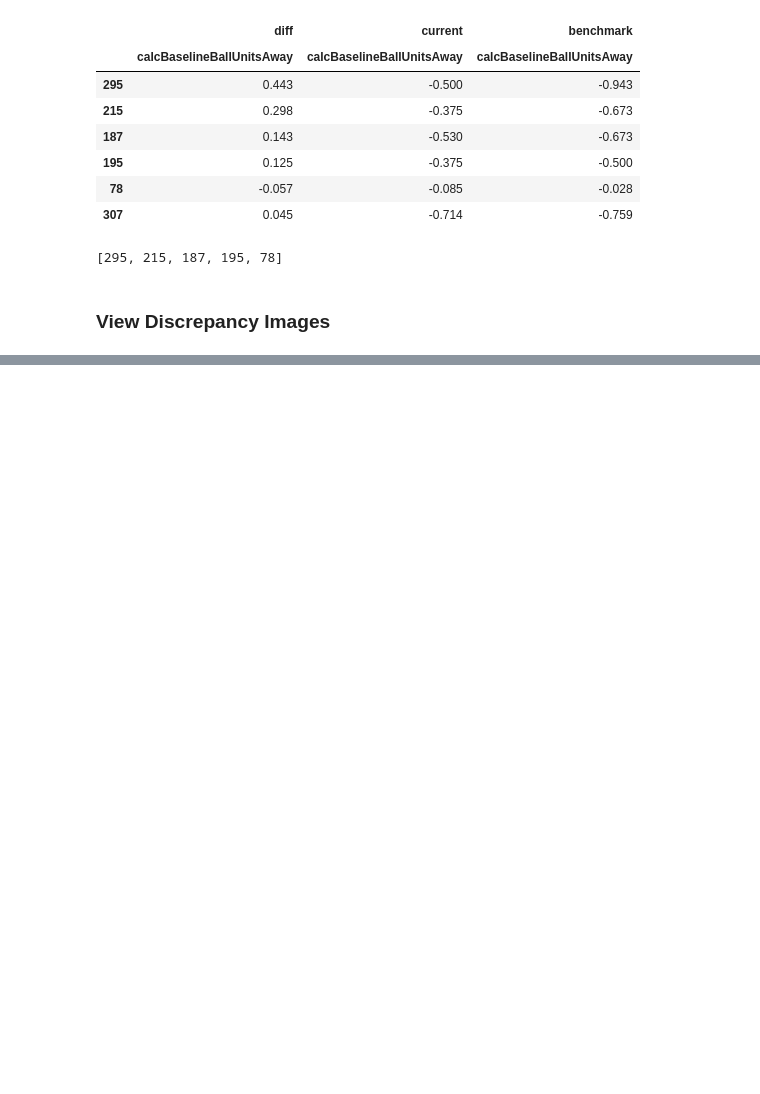
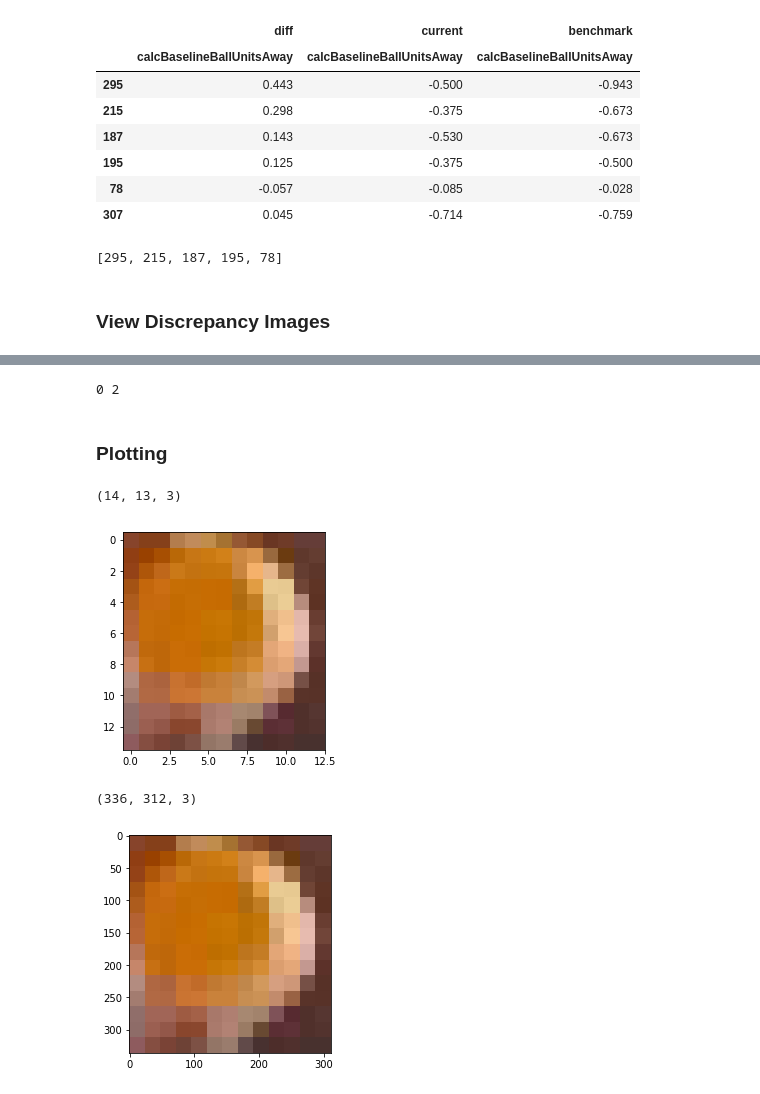
Before and after one commit to sutt/ppd, a Jupyter notebook: books/eval-report-2.ipynb, the cells around one changed output, grey strips where cells are left out. Drawn from its saved outputs; the diff is of its cells as text; code cells hidden in the pictures; blank space fills up the shorter version.

```diff
--- a/books/eval-report-2.ipynb
+++ b/books/eval-report-2.ipynb
@@ -111,7 +119,7 @@ def discrepancyLookup(frame_counter):
     except:
         return 0
 
-listGS.sort(key=lambda item: discrepancyLookup(item.frameCounter), reverse = True)
+listGS.sort(key=lambda item: discrepancyLookup(item.frameCounter), reverse = False)
 
 print 'new order: '
 print [gs.frameCounter for gs in listGS]
@@ -129,0 +163,6 @@ gs = listGS[1]
+# %%
+print track0.tp_trackAlgoEnum, track2.tp_trackAlgoEnum
+# %% [output]
+0 2
+# %% [markdown]
+### Plotting
@@ -129,0 +173,26 @@ gs = listGS[1]
+# %%
+#dealing with how to get cropped-regions, e.g. the scoreWindow
+#in their original pixel size and shape
+
+ind = 0
+gs = listGS[ind]
+gs.initDisplay()
+
+#non-resize image
+score_img_origsize = roiSelectScoreWindow(gs)
+
+print score_img_origsize.shape
+cvtPlot(score_img_origsize)
+plt.show()
+
+#resize image
+score_img_newsize = gs.getScoreWindow()
+
+print score_img_newsize.shape
+cvtPlot(score_img_newsize)
+plt.show()
+# %% [output]
+(14, 13, 3)
+[figure, added]
+(336, 312, 3)
+[figure, added]
```
Also changed, not shown: parts of 50 cells of this notebook, 10 other files.
